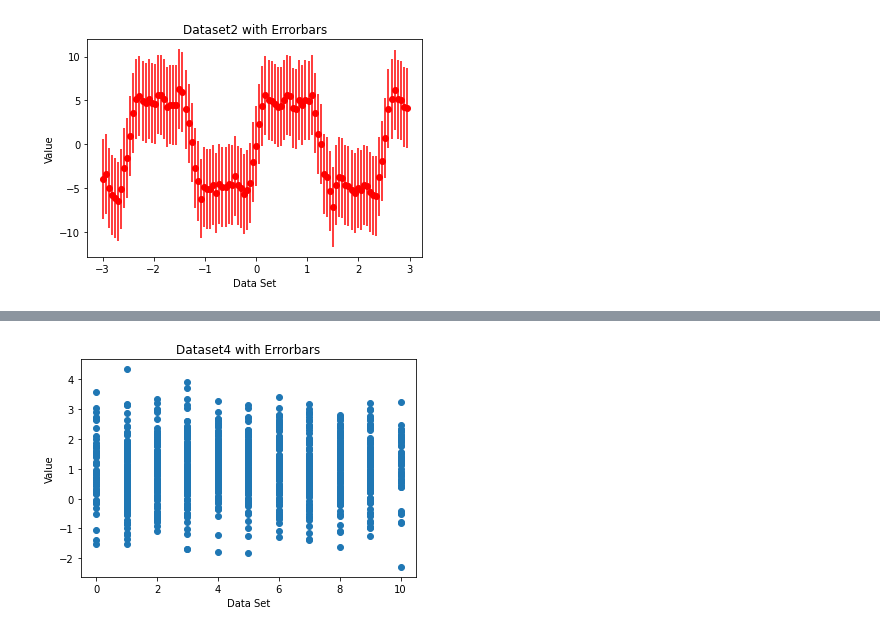
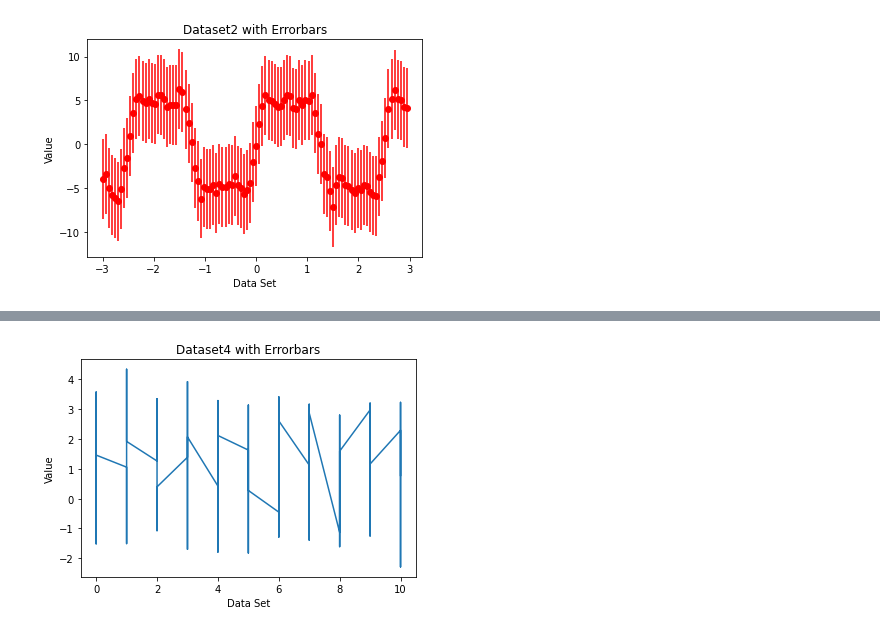
Before and after one commit to AnonymousePikachu/EE2703-ASL, a Jupyter notebook: Week 3/Week3Pres.ipynb, the cells around one changed output, grey strips where cells are left out. Drawn from its saved outputs; the diff is of its cells as text; code cells hidden in the pictures.

```diff
--- a/Week 3/Week3Pres.ipynb
+++ b/Week 3/Week3Pres.ipynb
@@ -210,20 +271,20 @@ plt.show()
 # %%
 import numpy as np
 import matplotlib.pyplot as plt
 
 data = np.loadtxt("dataset4.txt")
 
 data_x = data[:,0]
 data_y = data[:,1]
 #Plot the data along with errorbars
 #plt.errorbar(data_x[::10] , data_y[::10], yerr=np.std(data_y), fmt='ro')
-plt.scatter(data_x,data_y)
+plt.plot(data_x,data_y)
 # Add labels and title to the plot
 plt.xlabel("Data Set")
 plt.ylabel("Value")
 plt.title("Dataset4 with Errorbars")
 
 # Show the plot
 plt.show()
 # %% [output]
-[figure, old version]
+[figure, new version]
```
Also changed, not shown: parts of 10 cells of this notebook.
